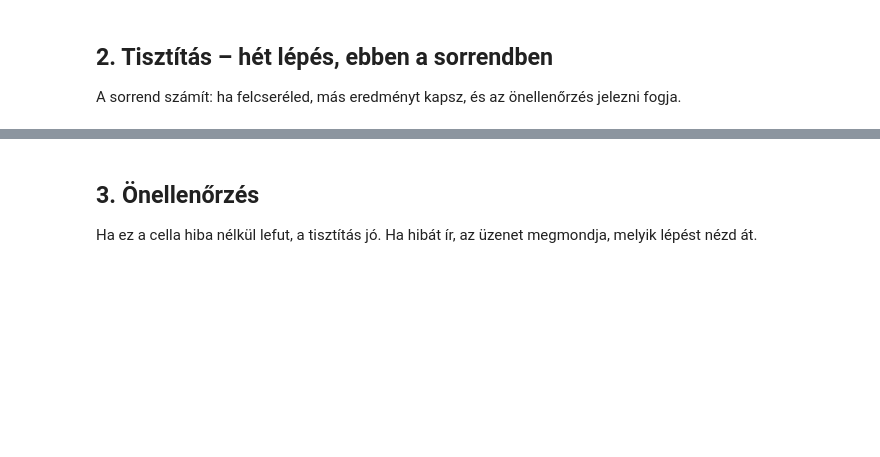
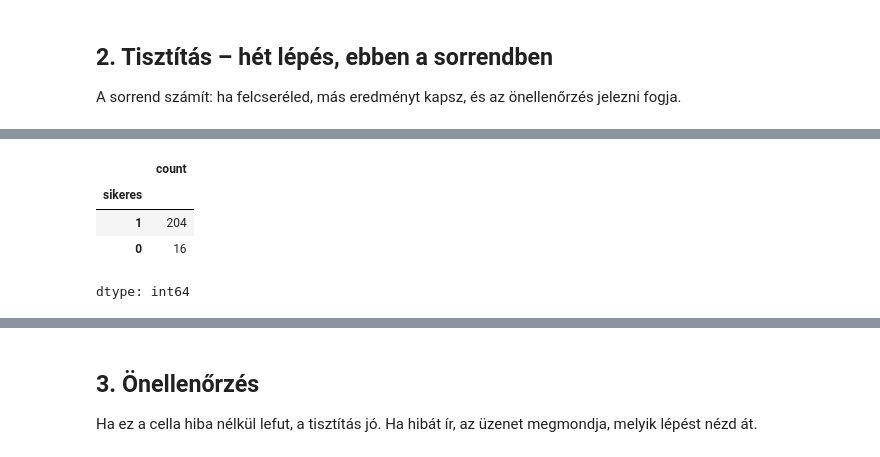
Before and after one commit to SaxAlbert/adat-13c-11, a Jupyter notebook: adattisztitas.ipynb, the cells around one changed output, grey strips where cells are left out. Drawn from its saved outputs; the diff is of its cells as text; code cells hidden in the pictures; blank space fills up the shorter version.

```diff
--- a/adattisztitas.ipynb
+++ b/adattisztitas.ipynb
@@ -54,7 +93,14 @@ df["modell"].value_counts()
 # %%
 # c) A sikeres oszlop 0/1 számmá alakítása
 ERTEKEK = {"1": 1, "igen": 1, "yes": 1, "true": 1, "0": 0, "nem": 0, "no": 0, "false": 0}
-df["sikeres"] = ...  # TODO: kisbetűsítsd (.str.lower()), majd alakítsd át a szótárral (.map(ERTEKEK))
+df["sikeres"] = df["sikeres"].str.lower()
+df["sikeres"]=df["sikeres"].map(ERTEKEK)  # TODO: kisbetűsítsd (.str.lower()), majd alakítsd át a szótárral (.map(ERTEKEK))
 df["sikeres"].value_counts()
+# %% [output]
+|  | count |
+| sikeres |  |
+| 1 | 204 |
+| 0 | 16 |
+dtype: int64
 # %%
 # d) A válaszidő számmá alakítása – ami nem szám (n/a, hiba, üres), abból hiányzó érték (NaN) lesz
```
Also changed, not shown: parts of 10 cells of this notebook.
